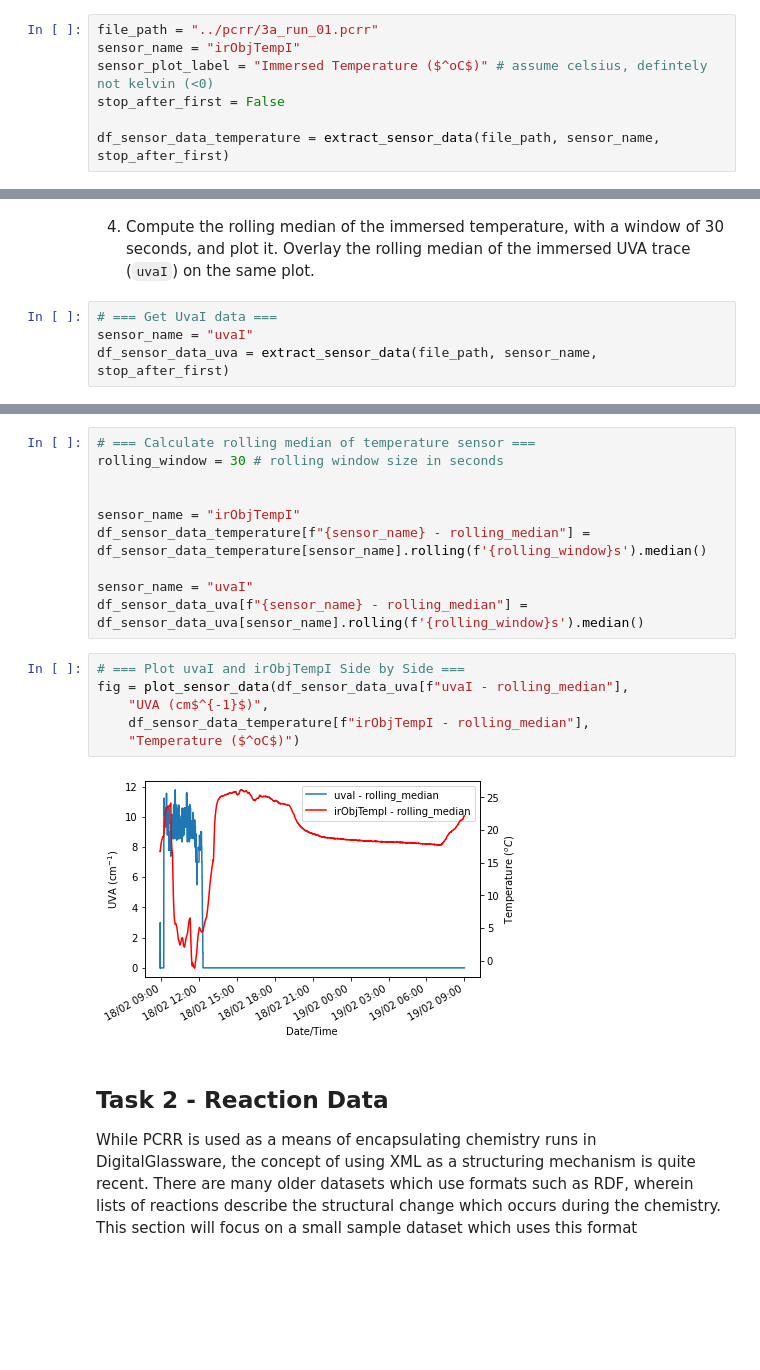
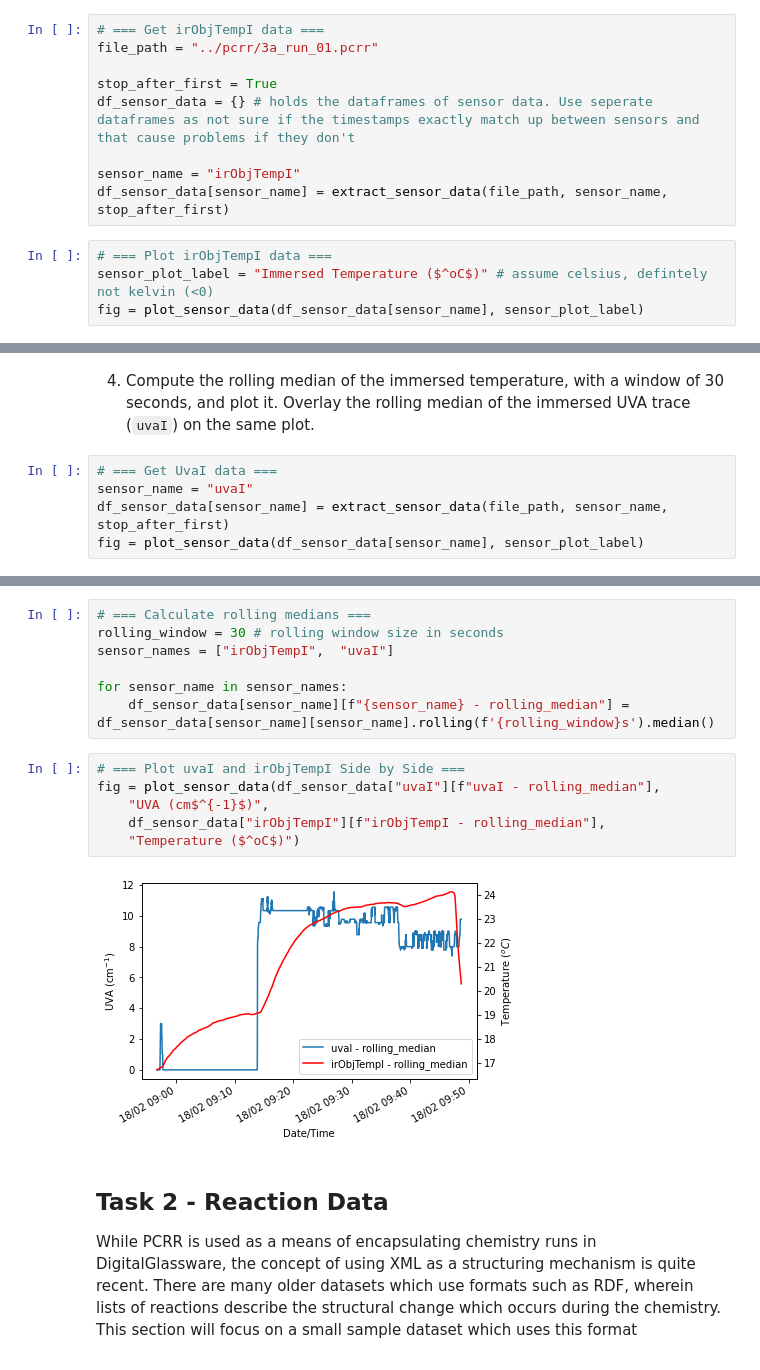
Before and after one commit to adhardy/Deepmatter-Interview, a Jupyter notebook: notebook/ds_nb_1.ipynb, the cells around one changed output, grey strips where cells are left out. Cells and saved outputs as stored; diff of their text form; blank space fills up the shorter version.

Commit message:
put dataframes in dictionary

```diff
--- a/notebook/ds_nb_1.ipynb
+++ b/notebook/ds_nb_1.ipynb
@@ -184,10 +185,16 @@ def plot_sensor_data(df,y_label:str=None, df2=None, y2_label:str=None):
     return fig
 # %% [markdown]
 3. Use the function to extract immersed temperature (`irObjTempI`) and plot against time.
+# %%
+# === Get irObjTempI data ===
+file_path = "../pcrr/3a_run_01.pcrr"
+
+stop_after_first = True
+df_sensor_data = {} # holds the dataframes of sensor data. Use seperate dataframes as not sure if the timestamps exactly match up between sensors and that cause problems if they don't
+
+sensor_name = "irObjTempI"
+df_sensor_data[sensor_name] = extract_sensor_data(file_path, sensor_name, stop_after_first)
 # %%
-file_path = "../pcrr/3a_run_01.pcrr"
-sensor_name = "irObjTempI"
+# === Plot irObjTempI data ===
 sensor_plot_label = "Immersed Temperature ($^oC$)" # assume celsius, defintely not kelvin (<0)
-stop_after_first = False
-
-df_sensor_data_temperature = extract_sensor_data(file_path, sensor_name, stop_after_first)
+fig = plot_sensor_data(df_sensor_data[sensor_name], sensor_plot_label)
@@ -201,4 +206,5 @@ Overlay the rolling median of the immersed UVA trace (`uvaI`) on the same plot.
 # %%
 # === Get UvaI data ===
 sensor_name = "uvaI"
-df_sensor_data_uva = extract_sensor_data(file_path, sensor_name, stop_after_first)
+df_sensor_data[sensor_name] = extract_sensor_data(file_path, sensor_name, stop_after_first)
+fig = plot_sensor_data(df_sensor_data[sensor_name], sensor_plot_label)
@@ -205,21 +213,18 @@ df_sensor_data_uva = extract_sensor_data(file_path, sensor_name, stop_after_firs
 # %%
-# === Calculate rolling median of temperature sensor ===
+# === Calculate rolling medians ===
 rolling_window = 30 # rolling window size in seconds
+sensor_names = ["irObjTempI",  "uvaI"]
 
-
-sensor_name = "irObjTempI"
-df_sensor_data_temperature[f"{sensor_name} - rolling_median"] = df_sensor_data_temperature[sensor_name].rolling(f'{rolling_window}s').median()
-
-sensor_name = "uvaI"
-df_sensor_data_uva[f"{sensor_name} - rolling_median"] = df_sensor_data_uva[sensor_name].rolling(f'{rolling_window}s').median()
+for sensor_name in sensor_names:
+    df_sensor_data[sensor_name][f"{sensor_name} - rolling_median"] = df_sensor_data[sensor_name][sensor_name].rolling(f'{rolling_window}s').median()
 # %%
 # === Plot uvaI and irObjTempI Side by Side ===
-fig = plot_sensor_data(df_sensor_data_uva[f"uvaI - rolling_median"],
+fig = plot_sensor_data(df_sensor_data["uvaI"][f"uvaI - rolling_median"],
     "UVA (cm$^{-1}$)",
-    df_sensor_data_temperature[f"irObjTempI - rolling_median"],
+    df_sensor_data["irObjTempI"][f"irObjTempI - rolling_median"],
     "Temperature ($^oC$)")
 # %% [output]
-[figure, old version]
+[figure, new version]
 # %% [markdown]
 ## Task 2 - Reaction Data
 
```
Also changed, not shown: parts of 4 cells of this notebook.
